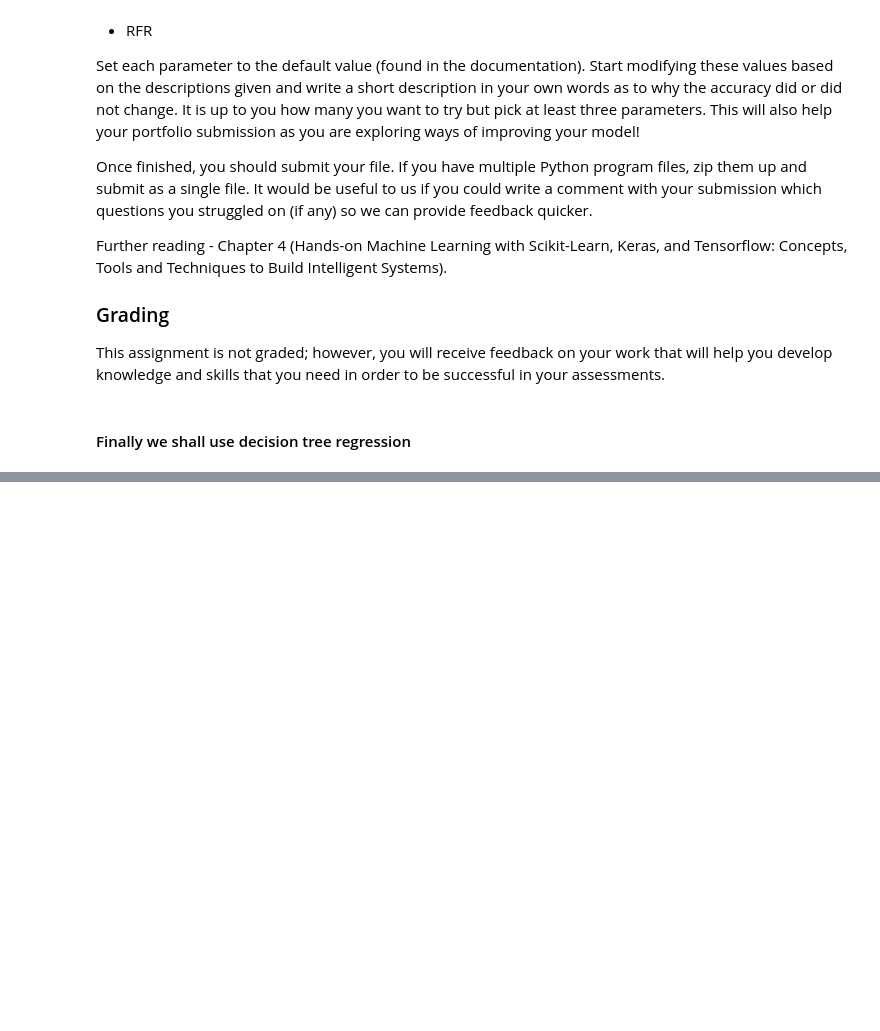
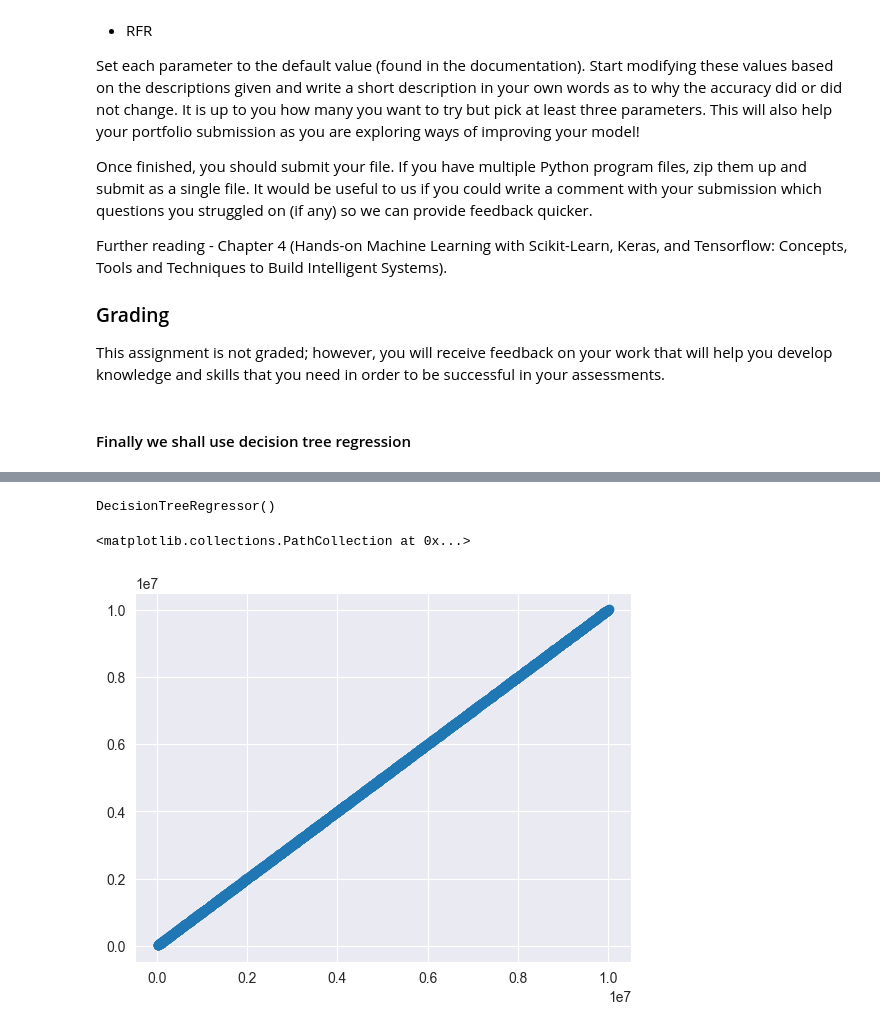
Before and after one commit to Rawlsy-py/7CS070_AI_Tech, a Jupyter notebook: Week 3 - Advanced Regression Models/week 3 - Workshop 3 - DTR.ipynb, the cells around one changed output, grey strips where cells are left out. Cells and saved outputs as stored; diff of their text form; code cells hidden in the pictures; blank space fills up the shorter version.

```diff
--- a/Week 3 - Advanced Regression Models/week 3 - Workshop 3 - DTR.ipynb
+++ b/Week 3 - Advanced Regression Models/week 3 - Workshop 3 - DTR.ipynb
@@ -34,2 +108,21 @@ df_dtr = pd.read_csv('ParisHousing.csv')
+# %%
+from sklearn.model_selection import train_test_split
+
+X = df_feat
+y = df_dtr['price']
+X_train, X_test, y_train, y_test = train_test_split(X, y, test_size=0.3, random_state=101)
 # %%
 from sklearn.tree import DecisionTreeRegressor
+
+dtr = DecisionTreeRegressor()
+# %%
+dtr.fit(X_train, y_train)
+# %% [output]
+DecisionTreeRegressor()
+# %%
+predictions = dtr.predict(X_test)
+# %%
+plt.scatter(y_test, predictions)
+# %% [output]
+<matplotlib.collections.PathCollection at 0x...>
+[figure, added]
```
Also changed, not shown: parts of 18 cells of this notebook.
